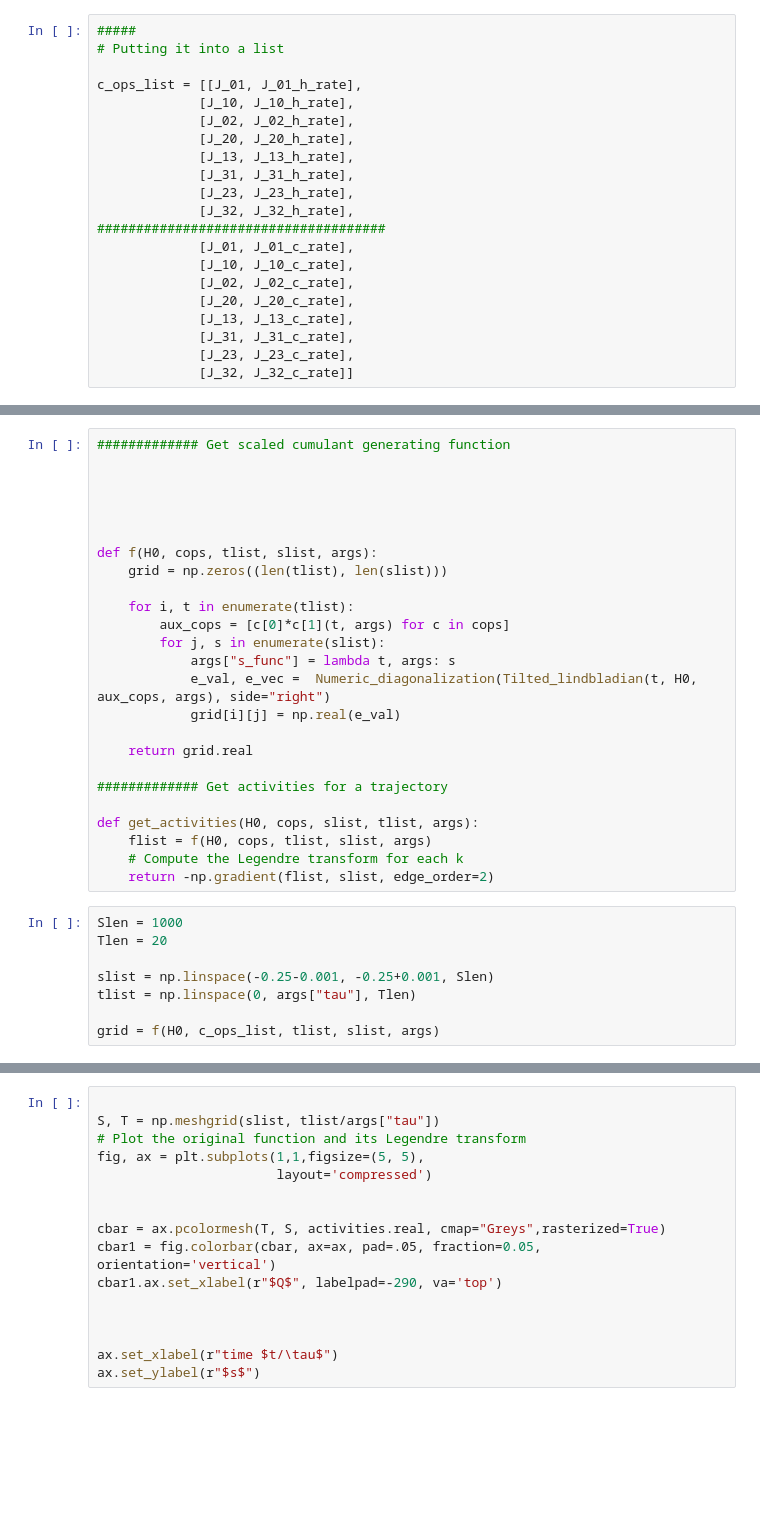
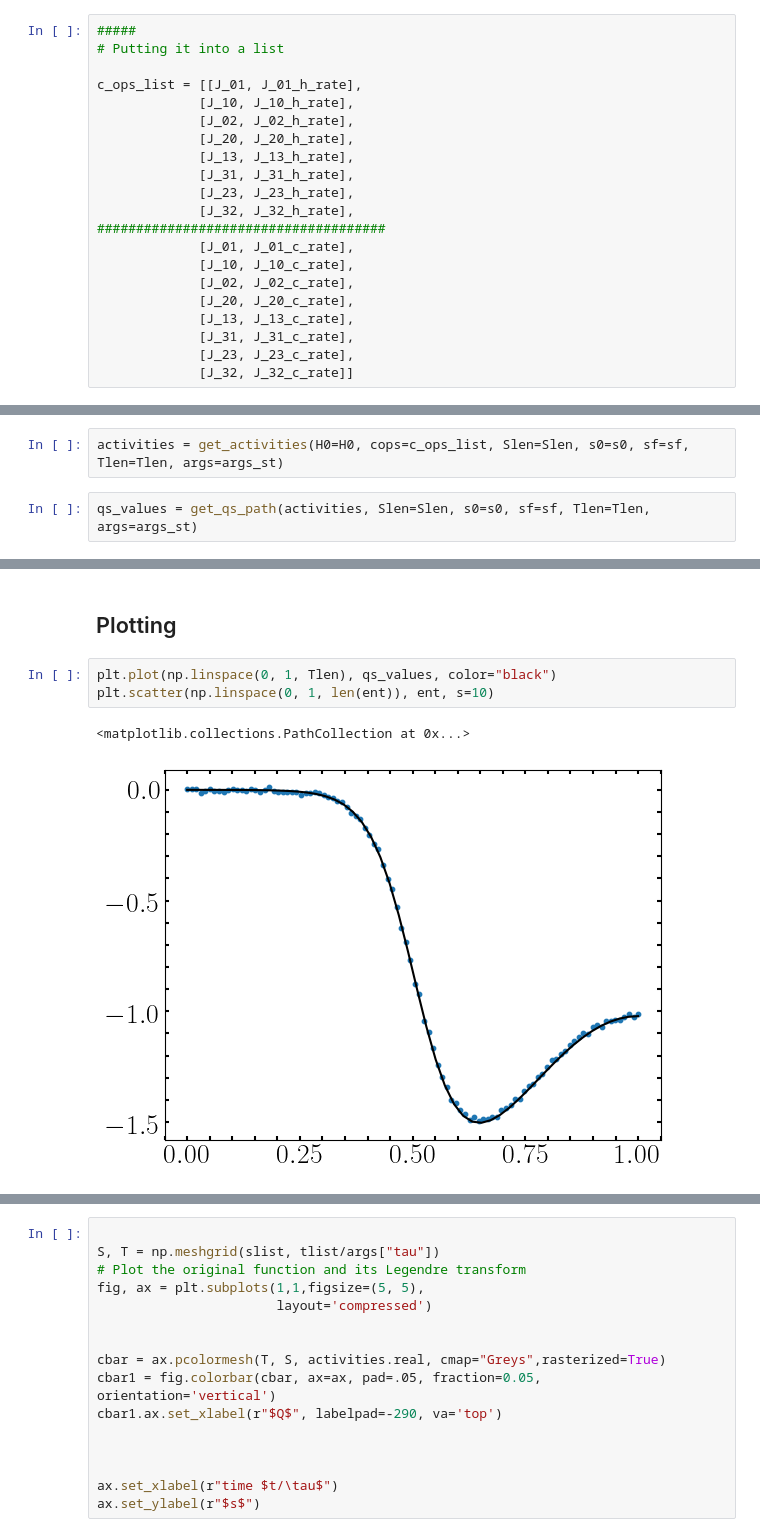
Before and after one commit to PauloJPS/2024-large-deviation-full-counting-statistics-in-adiabatic-open-quantum-dynamics, a Jupyter notebook: Codes/Adiabatic_Doob_Trott_Traj.ipynb, the cells around one changed output, grey strips where cells are left out. Saved outputs shown, nothing was run; the diff lists cells and outputs as text; blank space fills up the shorter version.

```diff
--- a/Codes/Adiabatic_Doob_Trott_Traj.ipynb
+++ b/Codes/Adiabatic_Doob_Trott_Traj.ipynb
@@ -618,33 +673,0 @@ I have to calculate the value of the derivative for each time interval, then see
-# %%
-############# Get scaled cumulant generating function
-
-
-
-
-
-def f(H0, cops, tlist, slist, args):
-    grid = np.zeros((len(tlist), len(slist)))
-
-    for i, t in enumerate(tlist):
-        aux_cops = [c[0]*c[1](t, args) for c in cops]
-        for j, s in enumerate(slist):
-            args["s_func"] = lambda t, args: s
-            e_val, e_vec =  Numeric_diagonalization(Tilted_lindbladian(t, H0, aux_cops, args), side="right")
-            grid[i][j] = np.real(e_val)
-
-    return grid.real
-
-############# Get activities for a trajectory
-
-def get_activities(H0, cops, slist, tlist, args):
-    flist = f(H0, cops, tlist, slist, args)
-    # Compute the Legendre transform for each k
-    return -np.gradient(flist, slist, edge_order=2)
-# %%
-Slen = 1000
-Tlen = 20
-
-slist = np.linspace(-0.25-0.001, -0.25+0.001, Slen)
-tlist = np.linspace(0, args["tau"], Tlen)
-
-grid = f(H0, c_ops_list, tlist, slist, args)
@@ -662,0 +676,4 @@ plt.plot(tlist/args["tau"], activities[:,int(Slen/2)])
+# %%
+activities = get_activities(H0=H0, cops=c_ops_list, Slen=Slen, s0=s0, sf=sf, Tlen=Tlen, args=args_st)
+# %%
+qs_values = get_qs_path(activities, Slen=Slen, s0=s0, sf=sf, Tlen=Tlen, args=args_st)
@@ -662,0 +698,8 @@ plt.plot(tlist/args["tau"], activities[:,int(Slen/2)])
+# %% [markdown]
+## Plotting
+# %%
+plt.plot(np.linspace(0, 1, Tlen), qs_values, color="black")
+plt.scatter(np.linspace(0, 1, len(ent)), ent, s=10)
+# %% [output]
+<matplotlib.collections.PathCollection at 0x...>
+[figure, added]
```
Also changed, not shown: parts of 47 cells of this notebook, 1 other file.
